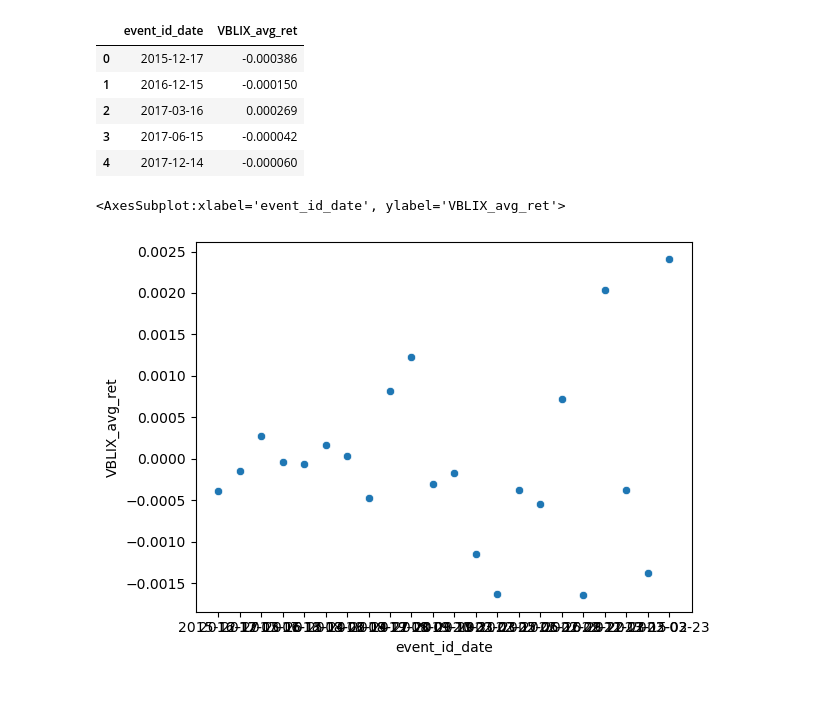
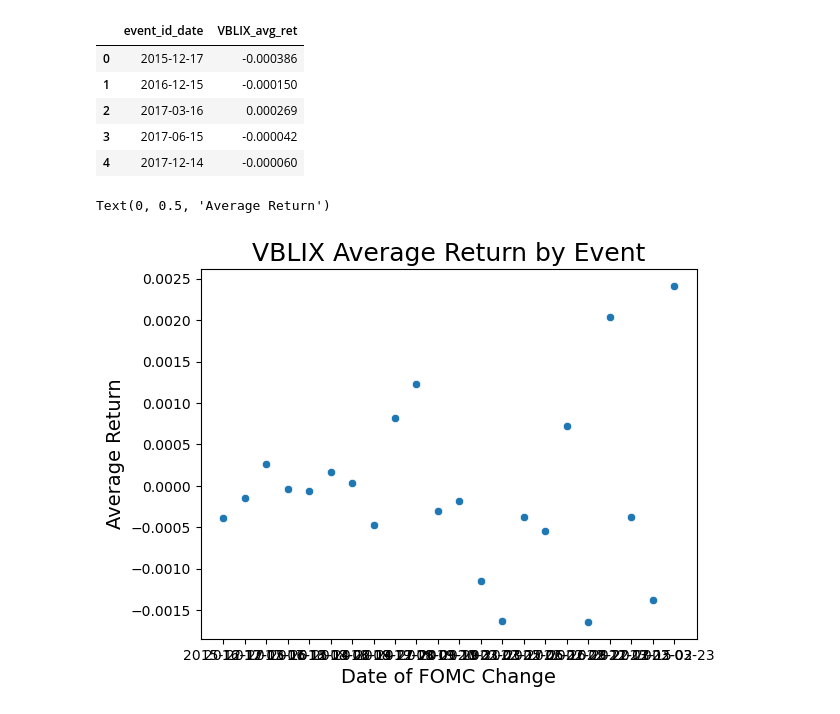
Before and after one commit to mab923/finalteamproject, a Jupyter notebook: Final_Project.ipynb, the cells around one changed output. Drawn from its saved outputs; the diff is of its cells as text; code cells hidden in the pictures.

```diff
--- a/Final_Project.ipynb
+++ b/Final_Project.ipynb
@@ -486,7 +461,12 @@ VBLIX_ret_sum.head()
 # %%
 sns.scatterplot(x="event_id_date",
               y="VBLIX_avg_ret",
               data=VBLIX_ret_sum)
+
+
+plt.title('VBLIX Average Return by Event', fontsize=18)
+plt.xlabel('Date of FOMC Change', fontsize=14)
+plt.ylabel('Average Return', fontsize=14)
 # %% [output]
-<AxesSubplot:xlabel='event_id_date', ylabel='VBLIX_avg_ret'>
+Text(0, 0.5, 'Average Return')
-[figure, old version]
+[figure, new version]
```
Also changed, not shown: parts of 8 cells of this notebook.
